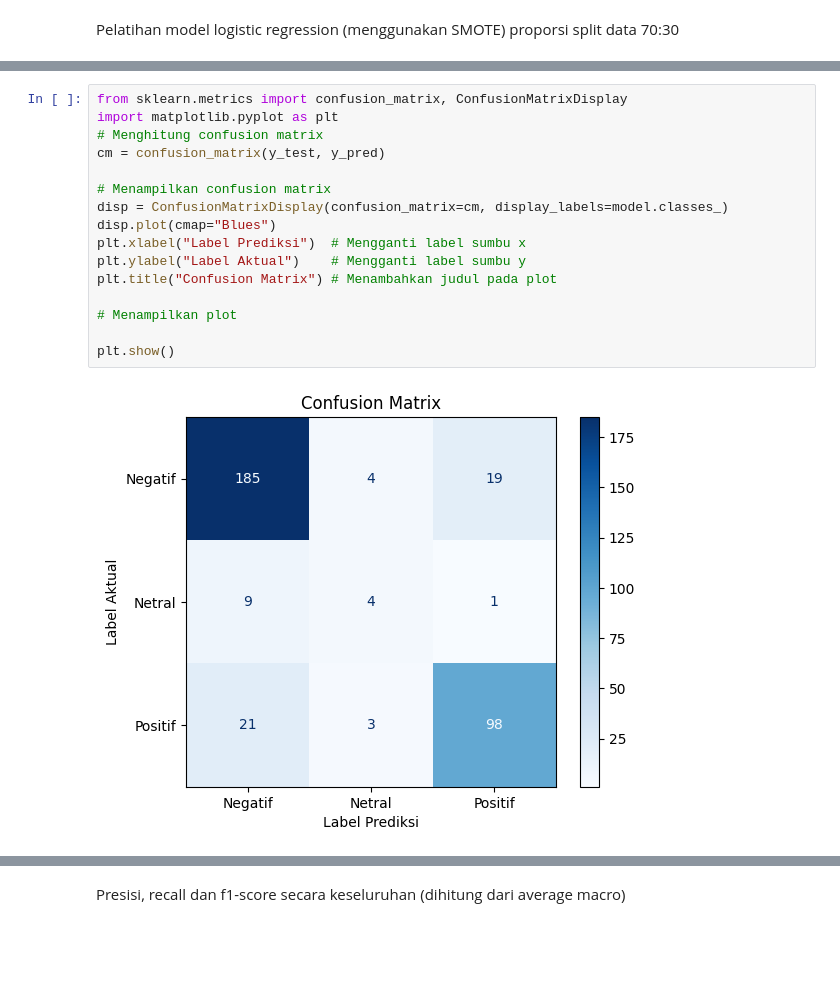
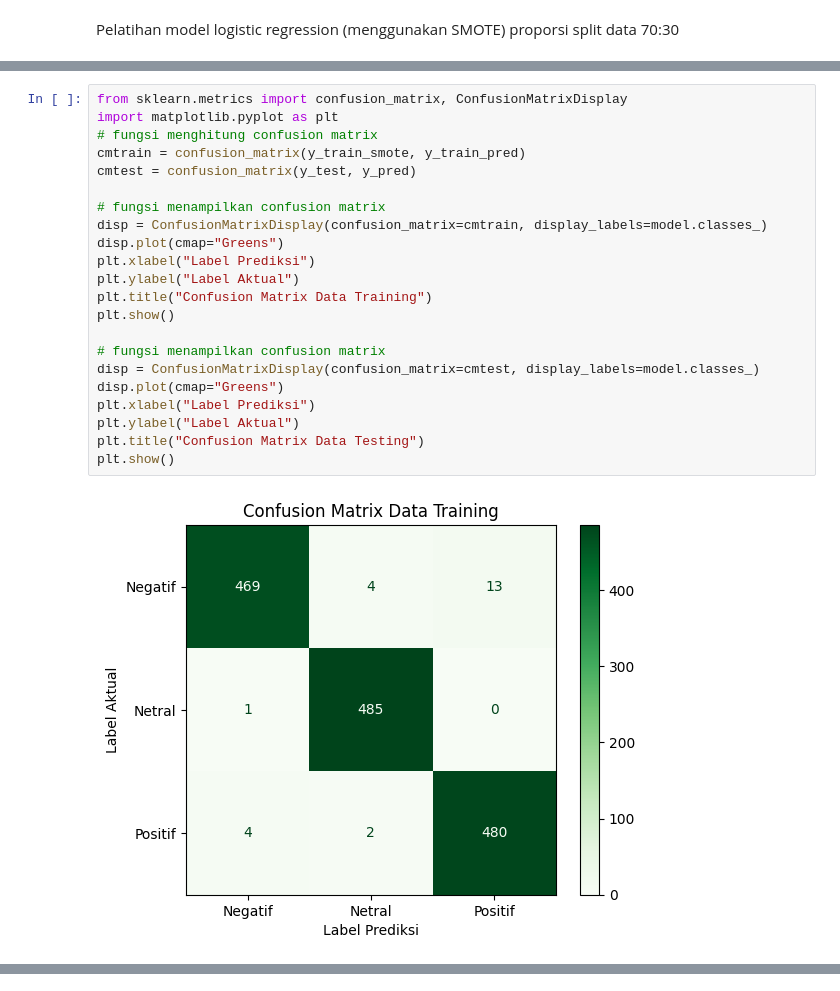
Before and after one commit to kopiadjie/turnover, a Jupyter notebook: build.ipynb, the cells around one changed output, grey strips where cells are left out. Cells and saved outputs as stored; diff of their text form; blank space fills up the shorter version.

```diff
--- a/build.ipynb
+++ b/build.ipynb
@@ -195,18 +255,24 @@ Confusion Matrix pada model logistic regression
 # %%
 from sklearn.metrics import confusion_matrix, ConfusionMatrixDisplay
 import matplotlib.pyplot as plt
-# Menghitung confusion matrix
-cm = confusion_matrix(y_test, y_pred)
+# fungsi menghitung confusion matrix
+cmtrain = confusion_matrix(y_train_smote, y_train_pred)
+cmtest = confusion_matrix(y_test, y_pred)
 
-# Menampilkan confusion matrix
-disp = ConfusionMatrixDisplay(confusion_matrix=cm, display_labels=model.classes_)
-disp.plot(cmap="Blues")
-plt.xlabel("Label Prediksi")  # Mengganti label sumbu x
-plt.ylabel("Label Aktual")    # Mengganti label sumbu y
-plt.title("Confusion Matrix") # Menambahkan judul pada plot
+# fungsi menampilkan confusion matrix
+disp = ConfusionMatrixDisplay(confusion_matrix=cmtrain, display_labels=model.classes_)
+disp.plot(cmap="Greens")
+plt.xlabel("Label Prediksi")
+plt.ylabel("Label Aktual")
+plt.title("Confusion Matrix Data Training")
+plt.show()
 
-# Menampilkan plot
-
+# fungsi menampilkan confusion matrix
+disp = ConfusionMatrixDisplay(confusion_matrix=cmtest, display_labels=model.classes_)
+disp.plot(cmap="Greens")
+plt.xlabel("Label Prediksi")
+plt.ylabel("Label Aktual")
+plt.title("Confusion Matrix Data Testing")
 plt.show()
 # %% [output]
-[figure, old version]
+[figure, new version]
@@ -213,2 +279,0 @@ plt.show()
-# %% [markdown]
-Presisi, recall dan f1-score secara keseluruhan (dihitung dari average macro)
```
Also changed, not shown: parts of 14 cells of this notebook, 13 other files.
